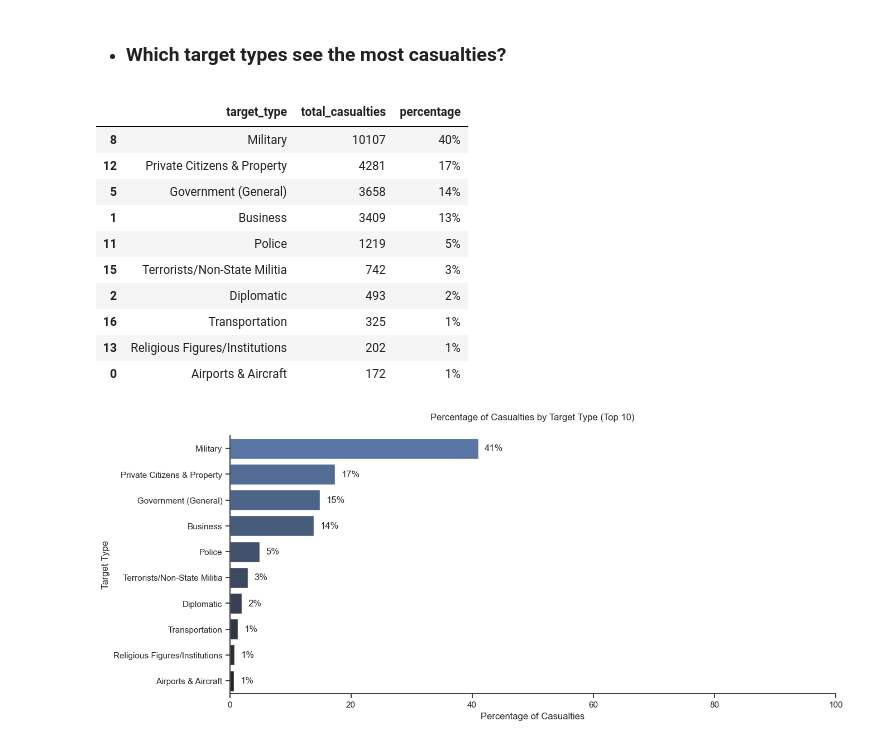
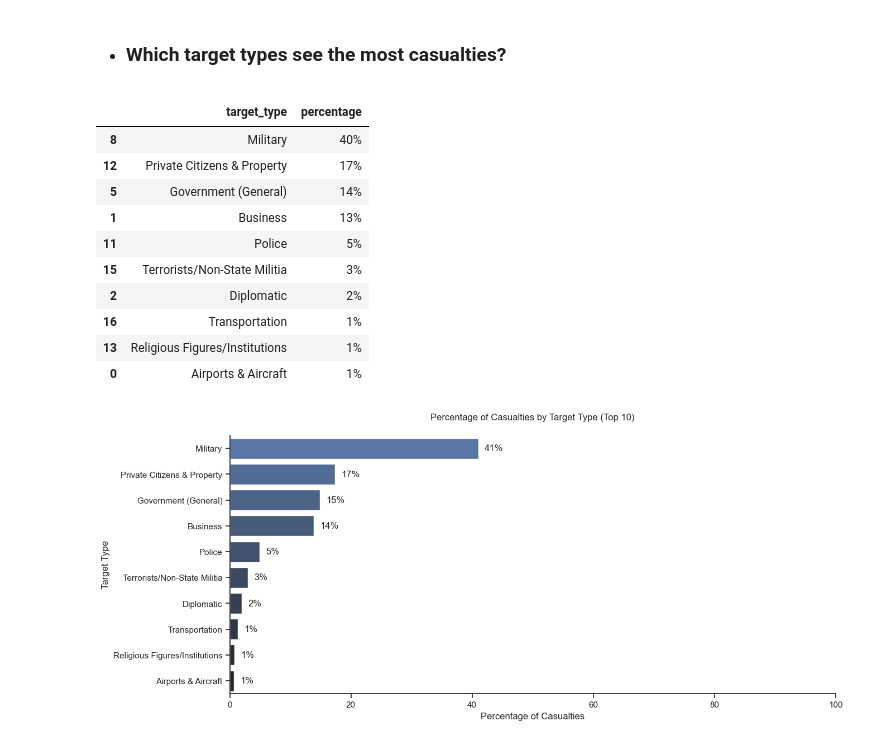
Before and after one commit to awcaliyare/terrorism_in_somalia, a Jupyter notebook: somalia_terrorism.ipynb, the cells around one changed output. Drawn from its saved outputs; the diff is of its cells as text; code cells hidden in the pictures.

```diff
--- a/somalia_terrorism.ipynb
+++ b/somalia_terrorism.ipynb
@@ -936,29 +926,29 @@ plt.show()
 # %% [markdown]
 - ### **Which target types see the most casualties?**
 # %%
-# Group by target type and sum the total casualties, converting to int
+# Group by target type and sum the total casualties
 casualty_counts = df.groupby('target_type')['total_casualties'].sum().reset_index()
 casualty_counts['total_casualties'] = casualty_counts['total_casualties'].astype(int)
 
 total_casualties_sum = casualty_counts['total_casualties'].sum()
-
 casualty_counts['percentage'] = (casualty_counts['total_casualties'] / total_casualties_sum) * 100
 casualty_counts['percentage'] = casualty_counts['percentage'].round(0).astype(int).astype(str) + '%'
 
 casualty_counts = casualty_counts.sort_values(by='total_casualties', ascending=False)
-casualty_counts.head(10)
+casualty_counts_final = casualty_counts[['target_type', 'percentage']].head(10)
+casualty_counts_final
 # %% [output]
-|  | target_type | total_casualties | percentage |
-| 8 | Military | 10107 | 40% |
-| 12 | Private Citizens & Property | 4281 | 17% |
-| 5 | Government (General) | 3658 | 14% |
-| 1 | Business | 3409 | 13% |
-| 11 | Police | 1219 | 5% |
-| 15 | Terrorists/Non-State Militia | 742 | 3% |
-| 2 | Diplomatic | 493 | 2% |
-| 16 | Transportation | 325 | 1% |
-| 13 | Religious Figures/Institutions | 202 | 1% |
-| 0 | Airports & Aircraft | 172 | 1% |
+|  | target_type | percentage |
+| 8 | Military | 40% |
+| 12 | Private Citizens & Property | 17% |
+| 5 | Government (General) | 14% |
+| 1 | Business | 13% |
+| 11 | Police | 5% |
+| 15 | Terrorists/Non-State Militia | 3% |
+| 2 | Diplomatic | 2% |
+| 16 | Transportation | 1% |
+| 13 | Religious Figures/Institutions | 1% |
+| 0 | Airports & Aircraft | 1% |
 # %%
 # Ensure the top 10 target types are selected
 top_10_target_types = casualty_counts.head(10)
```
Also changed, not shown: parts of 21 cells of this notebook.
